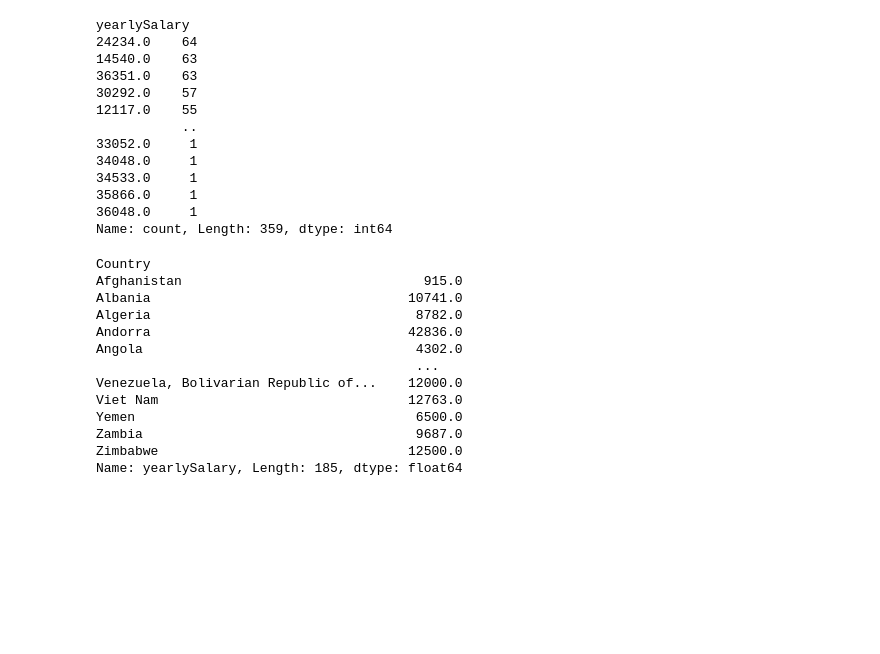
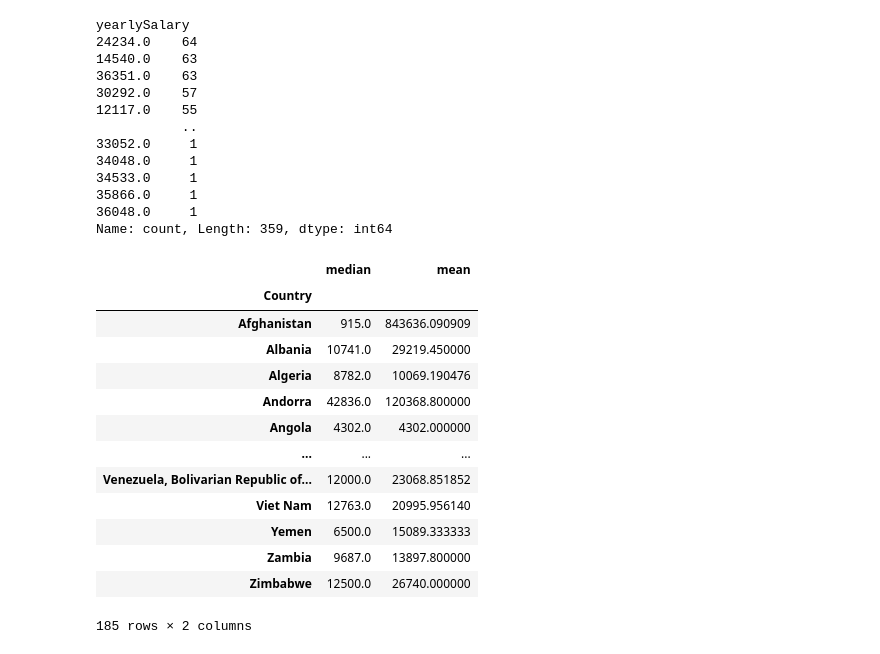
Before and after one commit to khmorad/stackoverflow_data_analysis, a Jupyter notebook: stackoverflow_data_analysis.ipynb, the cells around one changed output. Saved outputs shown, nothing was run; the diff lists cells and outputs as text; code cells hidden in the pictures; blank space fills up the shorter version.

```diff
--- a/stackoverflow_data_analysis.ipynb
+++ b/stackoverflow_data_analysis.ipynb
@@ -3,5 +4,7 @@ import pandas as pd
 # %%
 #reding both schema and initial stackoverflow datafram
-df = pd.read_csv("stack-overflow-developer-survey-2023/survey_results_public.csv")
+na_vals = ['NA', 'Missing']
+
+df = pd.read_csv("stack-overflow-developer-survey-2023/survey_results_public.csv", na_values = na_vals)
 schema_df = pd.read_csv('stack-overflow-developer-survey-2023/survey_results_schema.csv',index_col='qname')
 # %%
@@ -326,21 +330,24 @@ yearlySalary
 35866.0     1
 36048.0     1
 Name: count, Length: 359, dtype: int64
-# %%
-#median yearly salary for each country
-#median yearly salary in America is 150000.0
-countryGroup['yearlySalary'].median()
-# %% [output]
-Country
-Afghanistan                               915.0
-Albania                                 10741.0
-Algeria                                  8782.0
-Andorra                                 42836.0
-Angola                                   4302.0
-                                         ...
-Venezuela, Bolivarian Republic of...    12000.0
-Viet Nam                                12763.0
-Yemen                                    6500.0
-Zambia                                   9687.0
-Zimbabwe                                12500.0
-Name: yearlySalary, Length: 185, dtype: float64
+# %%
+# median, and mean yearly salary for each country using aggregation (experiment)
+# in order to access certain country simply add .loc['country name'] to the end of the code below
+# ex: countryGroup['yearlySalary'].agg(['median', 'mean']).loc['United States of America']
+# median yearly salary in America is 150000.0
+countryGroup['yearlySalary'].agg(['median', 'mean'])
+# %% [output]
+|  | median | mean |
+| Country |  |  |
+| Afghanistan | 915.0 | 843636.090909 |
+| Albania | 10741.0 | 29219.450000 |
+| Algeria | 8782.0 | 10069.190476 |
+| Andorra | 42836.0 | 120368.800000 |
+| Angola | 4302.0 | 4302.000000 |
+| ... | ... | ... |
+| Venezuela, Bolivarian Republic of... | 12000.0 | 23068.851852 |
+| Viet Nam | 12763.0 | 20995.956140 |
+| Yemen | 6500.0 | 15089.333333 |
+| Zambia | 9687.0 | 13897.800000 |
+| Zimbabwe | 12500.0 | 26740.000000 |
+185 rows × 2 columns
```
Also changed, not shown: parts of 19 cells of this notebook.
